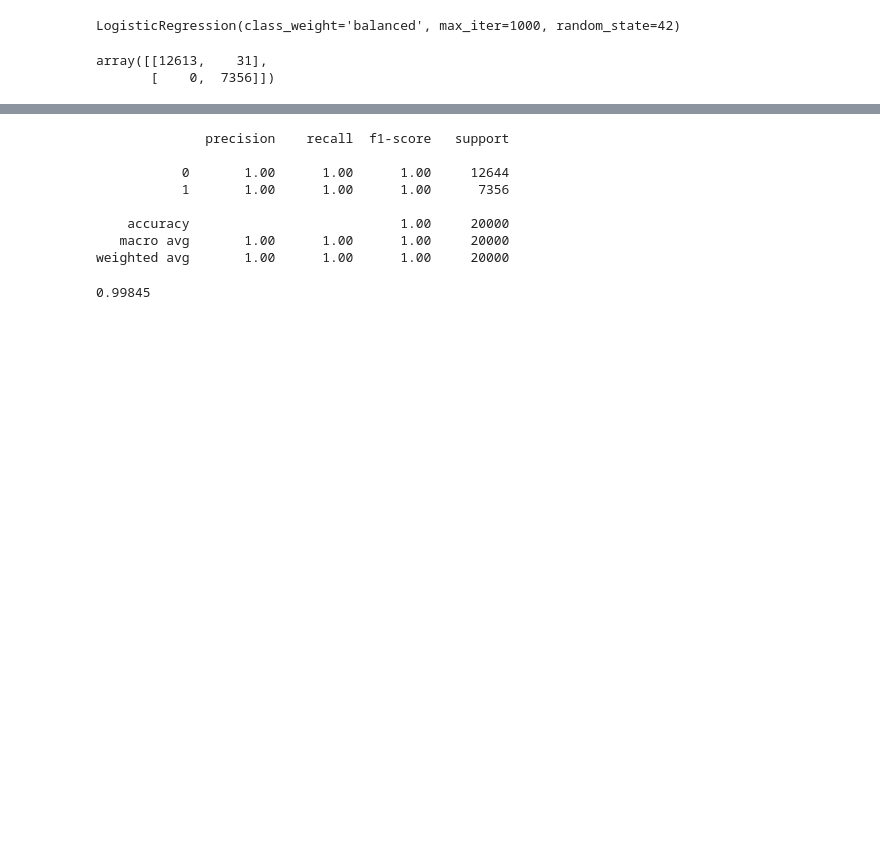
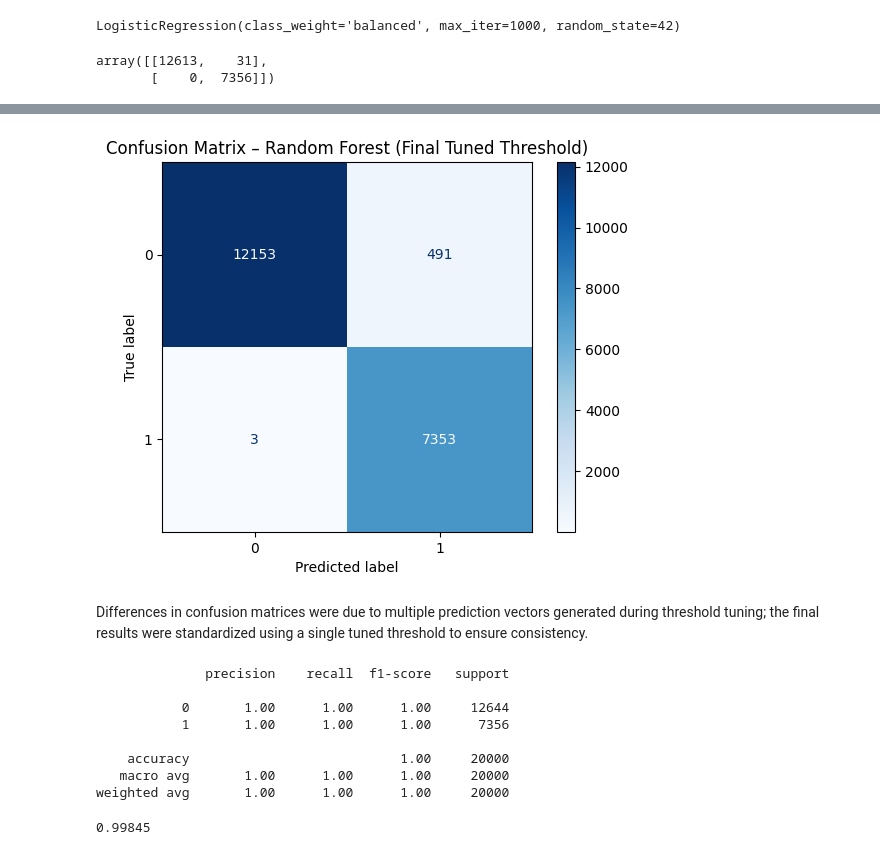
Before and after one commit to Vincent-Muteti/Phase3-Project, a Jupyter notebook: index.ipynb, the cells around one changed output, grey strips where cells are left out. Cells and saved outputs as stored; diff of their text form; code cells hidden in the pictures; blank space fills up the shorter version.

```diff
--- a/index.ipynb
+++ b/index.ipynb
@@ -345,0 +359,4 @@ array([[12613,    31],
+# %%
+# Explicit probability → prediction
+threshold = 0.3  # or whatever you decided
+y_pred_final = (y_probs_rf >= threshold).astype(int)
@@ -346,3 +371,18 @@ array([[12613,    31],
+# %%
+from sklearn.metrics import ConfusionMatrixDisplay
+import matplotlib.pyplot as plt
+
+ConfusionMatrixDisplay.from_predictions(
+    y_test,
+    y_pred_final,
+    cmap="Blues"
+)
+plt.title("Confusion Matrix – Random Forest (Final Tuned Threshold)")
+plt.show()
+# %% [output]
+[figure, added]
+# %% [markdown]
+Differences in confusion matrices were due to multiple prediction vectors generated during threshold tuning; the final results were standardized using a single tuned threshold to ensure consistency.
 # %%
 # Classification Report
 print(classification_report(y_test, y_pred))
```
Also changed, not shown: parts of 2 cells of this notebook, 1 other file.
